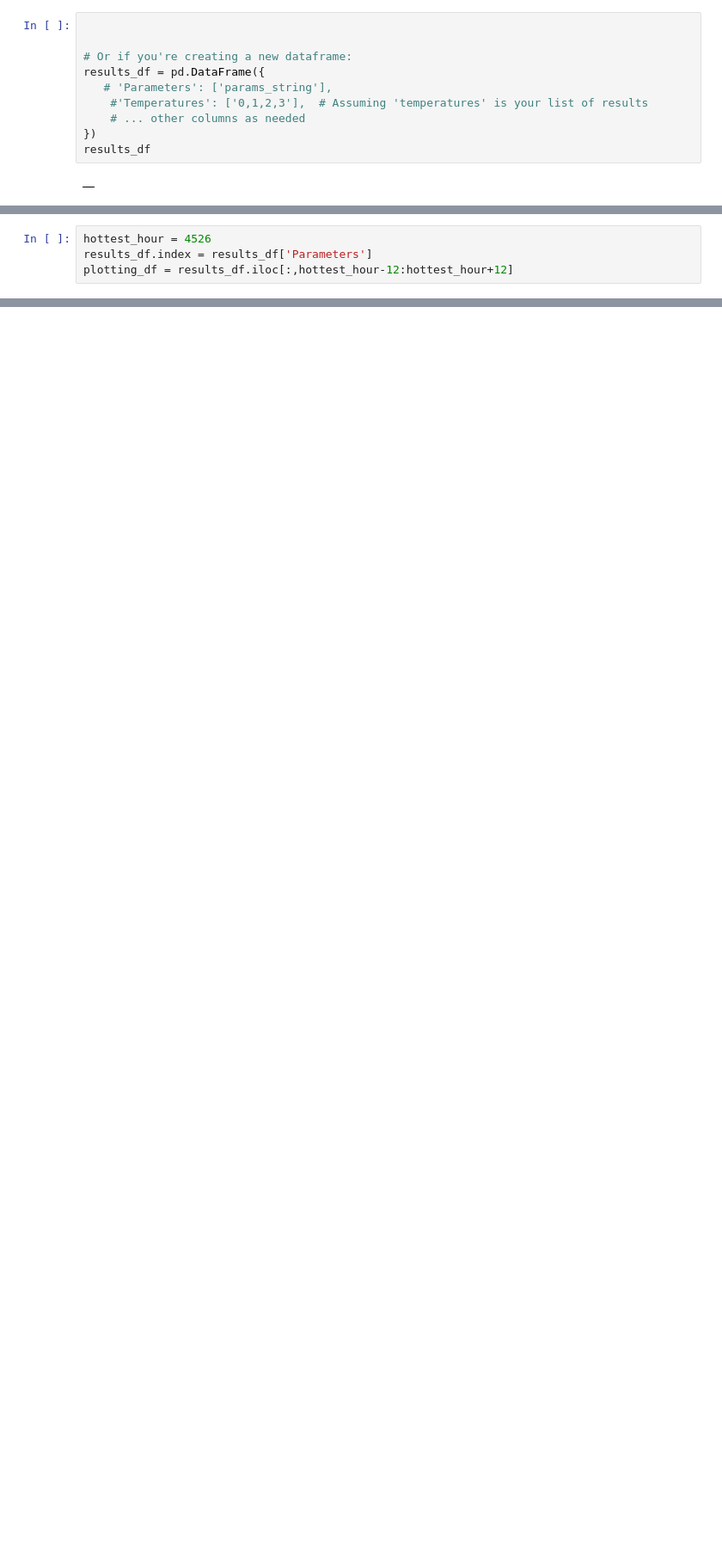
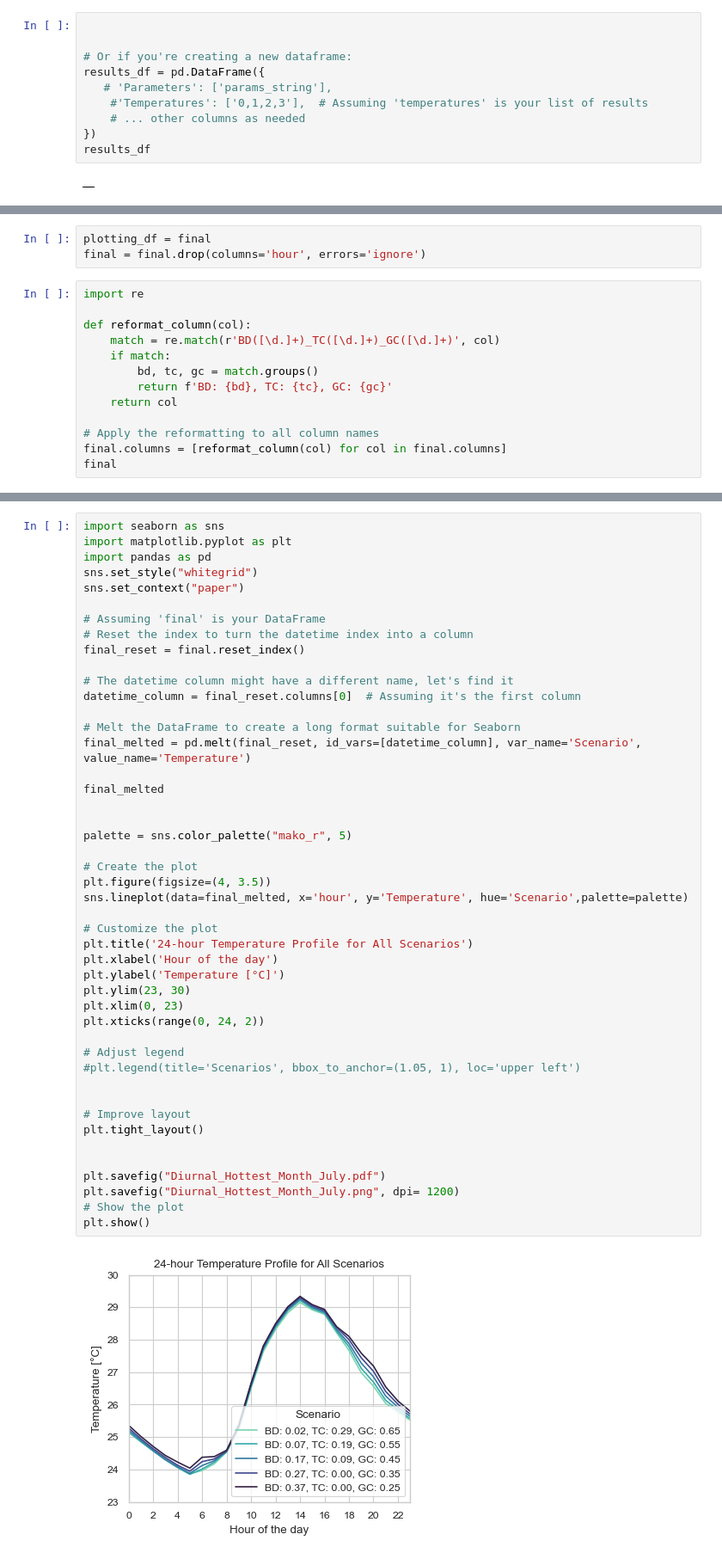
Before and after one commit to SustainableUrbanSystemsLab/CP-GNI2024-UWG, a Jupyter notebook: GNI_Analysis.ipynb, the cells around one changed output, grey strips where cells are left out. Shown at 86% size. Drawn from its saved outputs; the diff is of its cells as text; blank space fills up the shorter version.

Commit message:
New diurnal plot

```diff
--- a/GNI_Analysis.ipynb
+++ b/GNI_Analysis.ipynb
@@ -102,4 +133,0 @@ Simulating Day 365
-# %%
-hottest_hour = 4526
-results_df.index = results_df['Parameters']
-plotting_df = results_df.iloc[:,hottest_hour-12:hottest_hour+12]
@@ -152,0 +199,16 @@ plt.show()
+# %%
+plotting_df = final
+final = final.drop(columns='hour', errors='ignore')
+# %%
+import re
+
+def reformat_column(col):
+    match = re.match(r'BD([\d.]+)_TC([\d.]+)_GC([\d.]+)', col)
+    if match:
+        bd, tc, gc = match.groups()
+        return f'BD: {bd}, TC: {tc}, GC: {gc}'
+    return col
+
+# Apply the reformatting to all column names
+final.columns = [reformat_column(col) for col in final.columns]
+final
@@ -152,0 +234,48 @@ plt.show()
+# %%
+import seaborn as sns
+import matplotlib.pyplot as plt
+import pandas as pd
+sns.set_style("whitegrid")
+sns.set_context("paper")
+
+# Assuming 'final' is your DataFrame
+# Reset the index to turn the datetime index into a column
+final_reset = final.reset_index()
+
+# The datetime column might have a different name, let's find it
+datetime_column = final_reset.columns[0]  # Assuming it's the first column
+
+# Melt the DataFrame to create a long format suitable for Seaborn
+final_melted = pd.melt(final_reset, id_vars=[datetime_column], var_name='Scenario', value_name='Temperature')
+
+final_melted
+
+
+palette = sns.color_palette("mako_r", 5)
+
+# Create the plot
+plt.figure(figsize=(4, 3.5))
+sns.lineplot(data=final_melted, x='hour', y='Temperature', hue='Scenario',palette=palette)
+
+# Customize the plot
+plt.title('24-hour Temperature Profile for All Scenarios')
+plt.xlabel('Hour of the day')
+plt.ylabel('Temperature [°C]')
+plt.ylim(23, 30)
+plt.xlim(0, 23)
+plt.xticks(range(0, 24, 2))
+
+# Adjust legend
+#plt.legend(title='Scenarios', bbox_to_anchor=(1.05, 1), loc='upper left')
+
+
+# Improve layout
+plt.tight_layout()
+
+
+plt.savefig("Diurnal_Hottest_Month_July.pdf")
+plt.savefig("Diurnal_Hottest_Month_July.png", dpi= 1200)
+# Show the plot
+plt.show()
+# %% [output]
+[figure, added]
```
Also changed, not shown: parts of 13 cells of this notebook, 4 other files.
